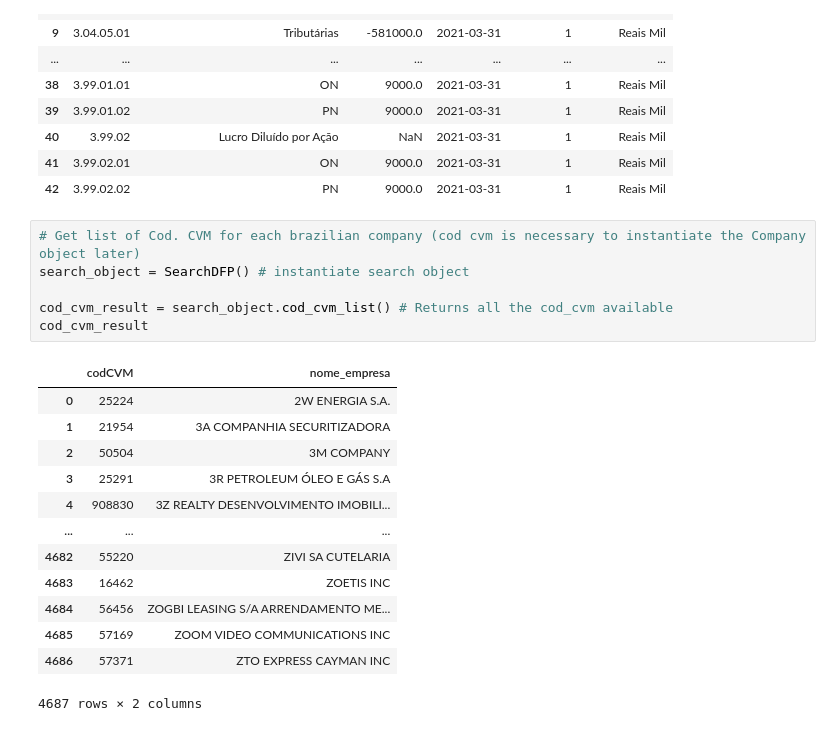
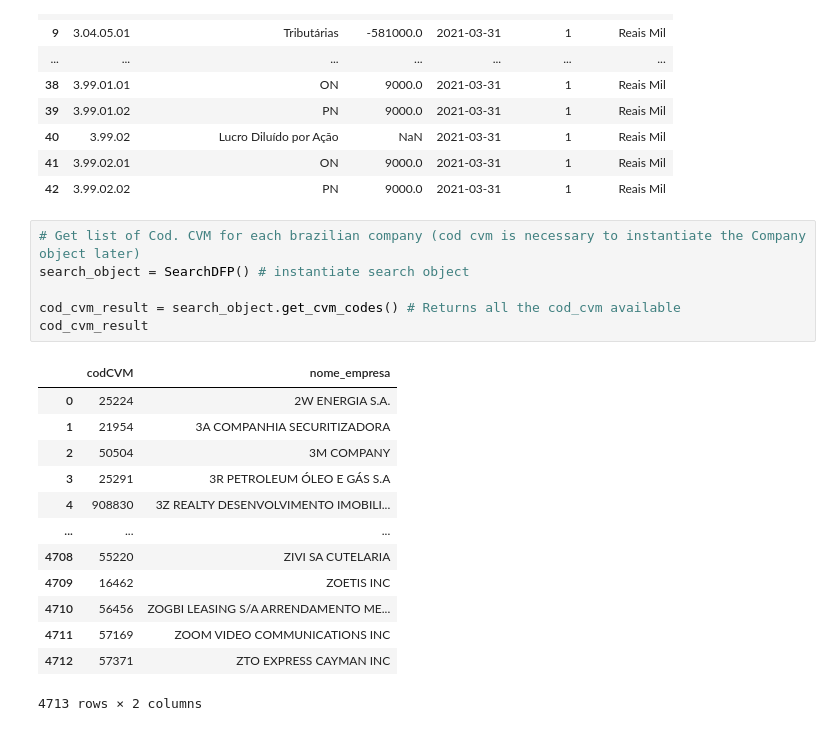
Before and after one commit to eudesrodrigo/brFinance, a Jupyter notebook: Example.ipynb, the cells around one changed output. Drawn from its saved outputs; the diff is of its cells as text.

```diff
--- a/Example.ipynb
+++ b/Example.ipynb
@@ -49,20 +33,20 @@ petrobras_reports["31/03/2021"]["Demonstração do Resultado"]
 # %%
 # Get list of Cod. CVM for each brazilian company (cod cvm is necessary to instantiate the Company object later)
 search_object = SearchDFP() # instantiate search object
 
-cod_cvm_result = search_object.cod_cvm_list() # Returns all the cod_cvm available
+cod_cvm_result = search_object.get_cvm_codes() # Returns all the cod_cvm available
 cod_cvm_result
 # %% [output]
 |  | codCVM | nome_empresa |
 | 0 | 25224 | 2W ENERGIA S.A. |
 | 1 | 21954 | 3A COMPANHIA SECURITIZADORA |
 | 2 | 50504 | 3M COMPANY |
 | 3 | 25291 | 3R PETROLEUM ÓLEO E GÁS S.A |
 | 4 | 908830 | 3Z REALTY DESENVOLVIMENTO IMOBILI... |
 | ... | ... | ... |
-| 4682 | 55220 | ZIVI SA CUTELARIA |
-| 4683 | 16462 | ZOETIS INC |
-| 4684 | 56456 | ZOGBI LEASING S/A ARRENDAMENTO ME... |
-| 4685 | 57169 | ZOOM VIDEO COMMUNICATIONS INC |
-| 4686 | 57371 | ZTO EXPRESS CAYMAN INC |
+| 4708 | 55220 | ZIVI SA CUTELARIA |
+| 4709 | 16462 | ZOETIS INC |
+| 4710 | 56456 | ZOGBI LEASING S/A ARRENDAMENTO ME... |
+| 4711 | 57169 | ZOOM VIDEO COMMUNICATIONS INC |
+| 4712 | 57371 | ZTO EXPRESS CAYMAN INC |
-4687 rows × 2 columns
+4713 rows × 2 columns
```
Also changed, not shown: parts of 1 cell of this notebook, 5 other files.
